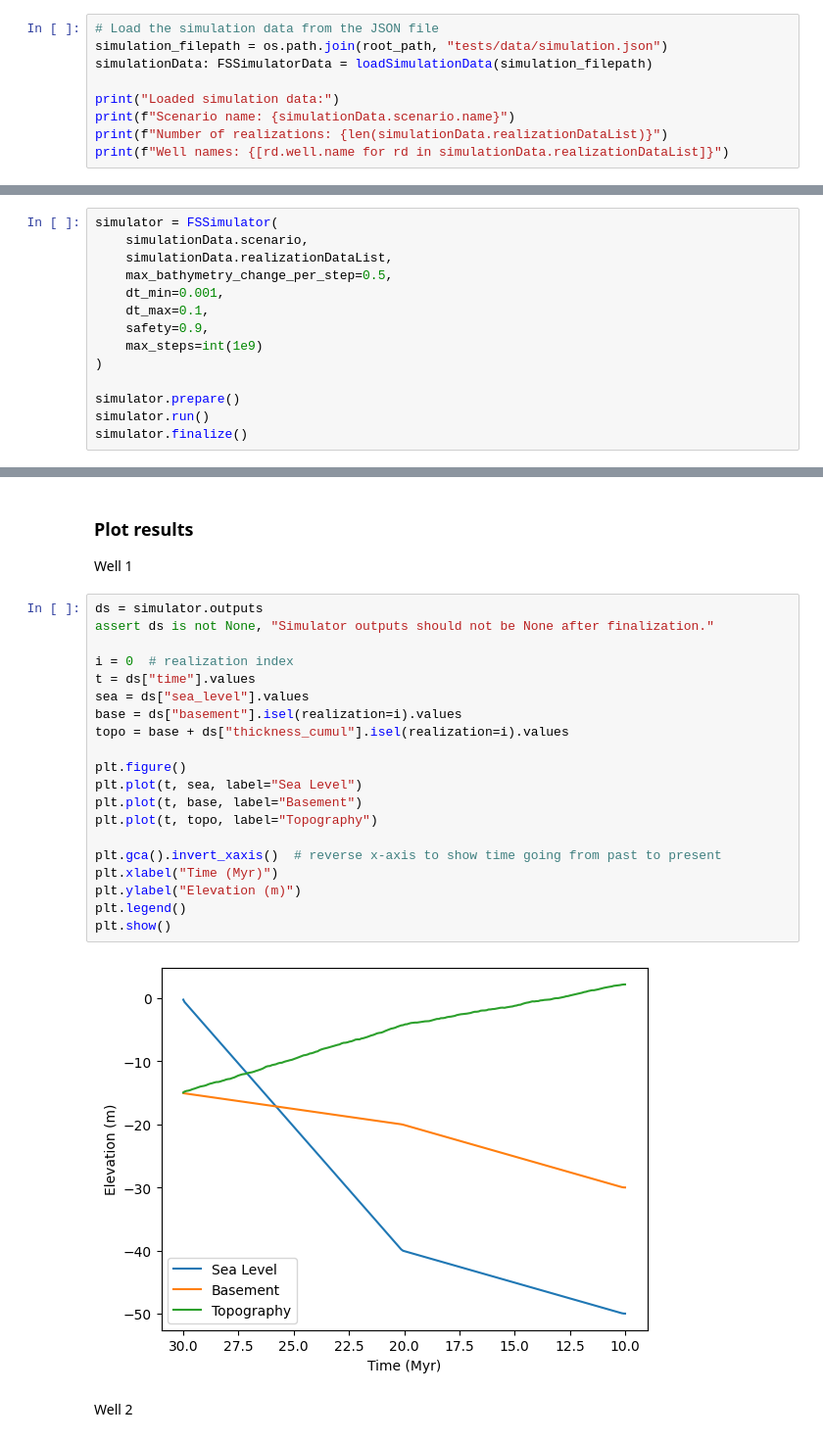
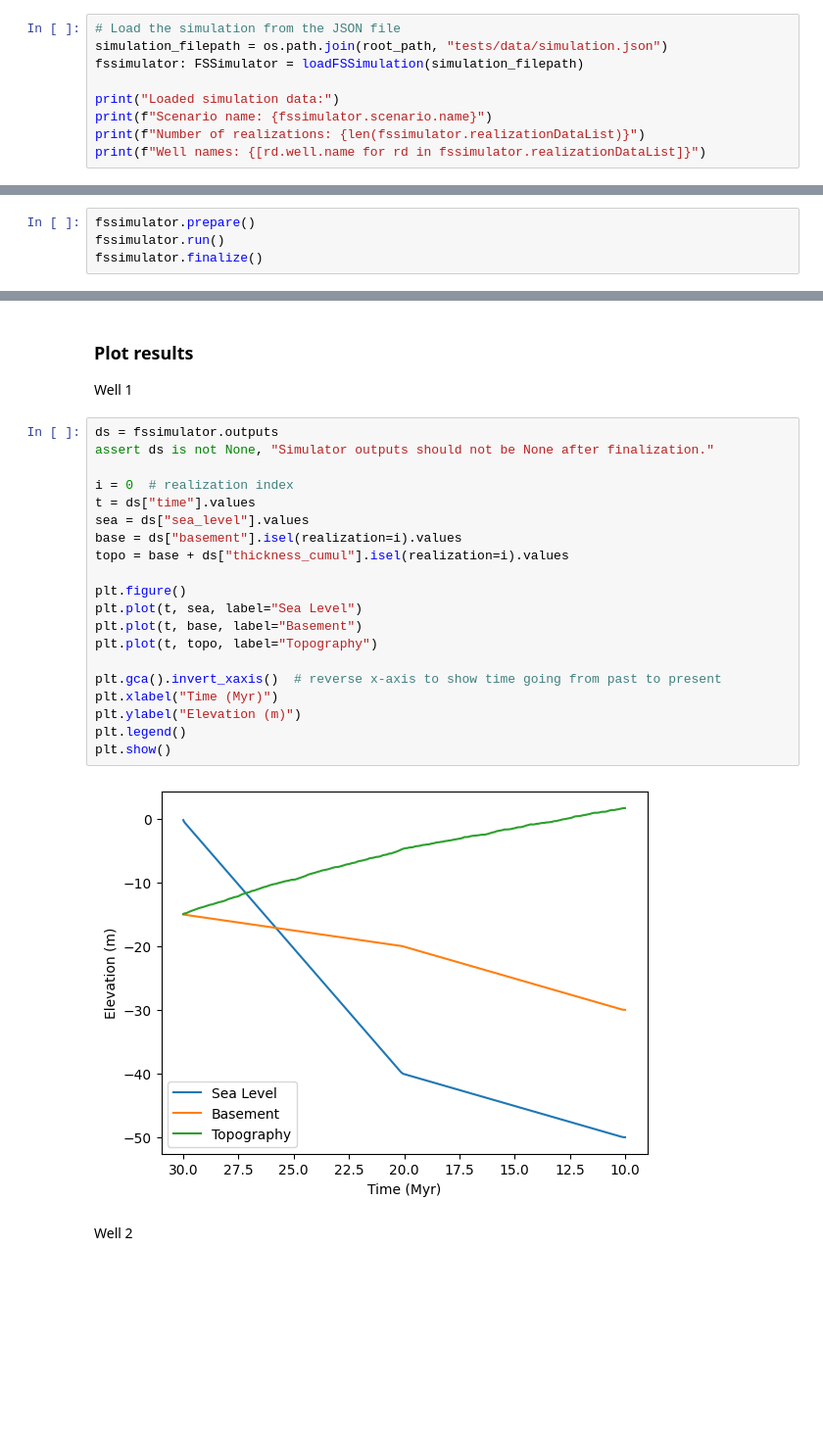
Before and after one commit to martin-lemay/pyWellSFM, a Jupyter notebook: notebooks/wellSFM.ipynb, the cells around one changed output, grey strips where cells are left out. Shown at 98% size. Cells and saved outputs as stored; diff of their text form; blank space fills up the shorter version.

```diff
--- a/notebooks/wellSFM.ipynb
+++ b/notebooks/wellSFM.ipynb
@@ -50,14 +54,14 @@ Data file is `simulation.json`, located in `tests/data`.
 # %% [markdown]
 ### Load data
 # %%
-# Load the simulation data from the JSON file
+# Load the simulation from the JSON file
 simulation_filepath = os.path.join(root_path, "tests/data/simulation.json")
-simulationData: FSSimulatorData = loadSimulationData(simulation_filepath)
+fssimulator: FSSimulator = loadFSSimulation(simulation_filepath)
 
 print("Loaded simulation data:")
-print(f"Scenario name: {simulationData.scenario.name}")
-print(f"Number of realizations: {len(simulationData.realizationDataList)}")
-print(f"Well names: {[rd.well.name for rd in simulationData.realizationDataList]}")
+print(f"Scenario name: {fssimulator.scenario.name}")
+print(f"Number of realizations: {len(fssimulator.realizationDataList)}")
+print(f"Well names: {[rd.well.name for rd in fssimulator.realizationDataList]}")
 # %% [output]
 Interpolation method set to 'linear' by default
 {'format': 'pyWellSFM.CurveData', 'version': '1.0', 'curve': {'xAxisName': 'Age', 'yAxisName': 'Subsidence', 'interpolationMethod': 'linear', 'data': [{'x': 0.0, 'y': 25.0}, {'x': 10.0, 'y': 25.0}, {' ...
@@ -71,16 +75,6 @@ Well names: ['Well1', 'Well2']
 # %%
-simulator = FSSimulator(
-    simulationData.scenario,
-    simulationData.realizationDataList,
-    max_bathymetry_change_per_step=0.5,
-    dt_min=0.001,
-    dt_max=0.1,
-    safety=0.9,
-    max_steps=int(1e9)
-)
-
-simulator.prepare()
-simulator.run()
-simulator.finalize()
+fssimulator.prepare()
+fssimulator.run()
+fssimulator.finalize()
 # %% [output]
 Running time step at age 30.0000 over 10.0000 Myr...
@@ -105,27 +99,27 @@ Finished simulation at age 9.9996 Myr after 225 steps.
 
 Well 1
 # %%
-ds = simulator.outputs
+ds = fssimulator.outputs
 assert ds is not None, "Simulator outputs should not be None after finalization."
 
 i = 0  # realization index
 t = ds["time"].values
 sea = ds["sea_level"].values
 base = ds["basement"].isel(realization=i).values
 topo = base + ds["thickness_cumul"].isel(realization=i).values
 
 plt.figure()
 plt.plot(t, sea, label="Sea Level")
 plt.plot(t, base, label="Basement")
 plt.plot(t, topo, label="Topography")
 
 plt.gca().invert_xaxis()  # reverse x-axis to show time going from past to present
 plt.xlabel("Time (Myr)")
 plt.ylabel("Elevation (m)")
 plt.legend()
 plt.show()
 # %% [output]
-[figure, old version]
+[figure, new version]
 # %% [markdown]
 Well 2
 # %%
```
Also changed, not shown: parts of 20 cells of this notebook, 26 other files.
